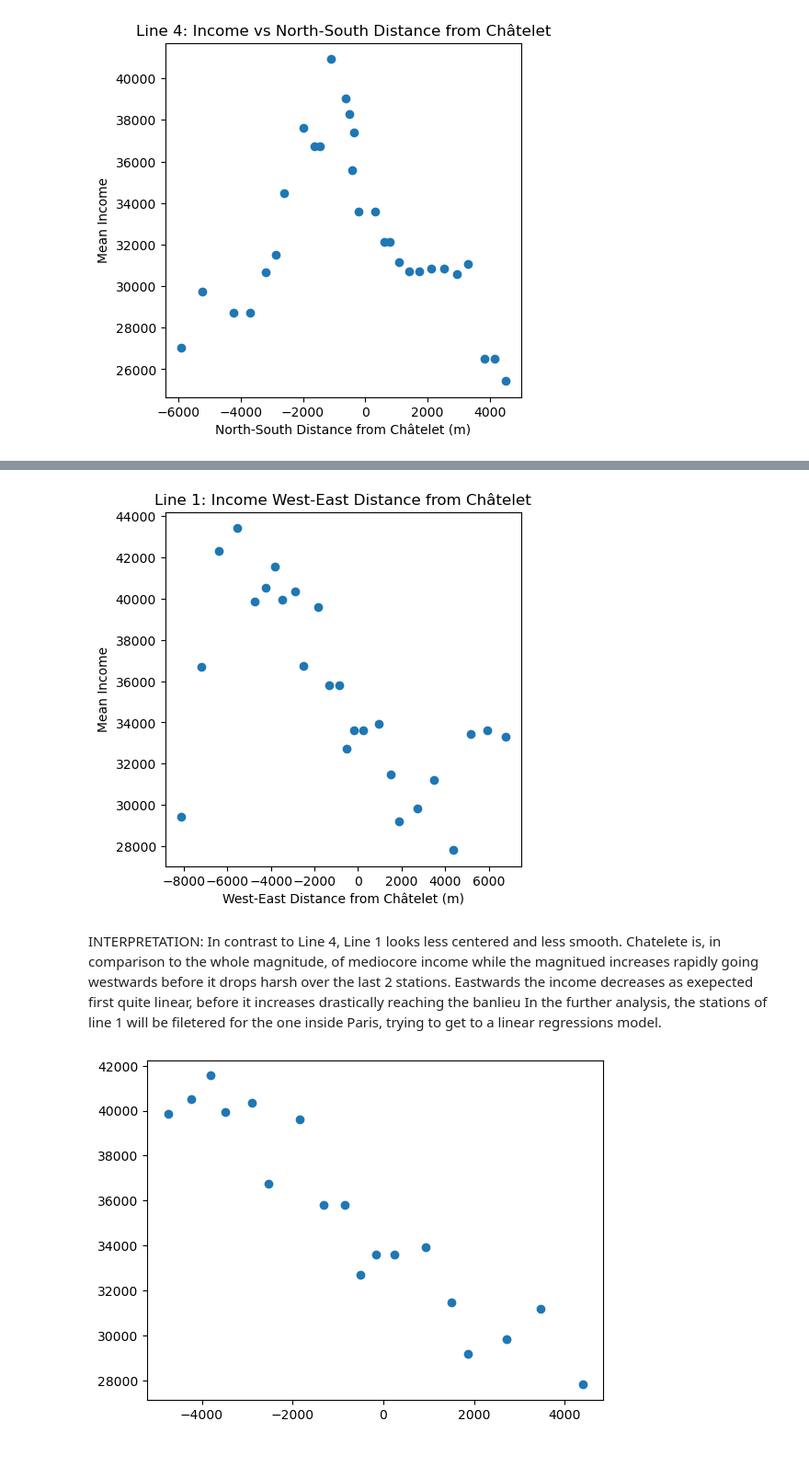
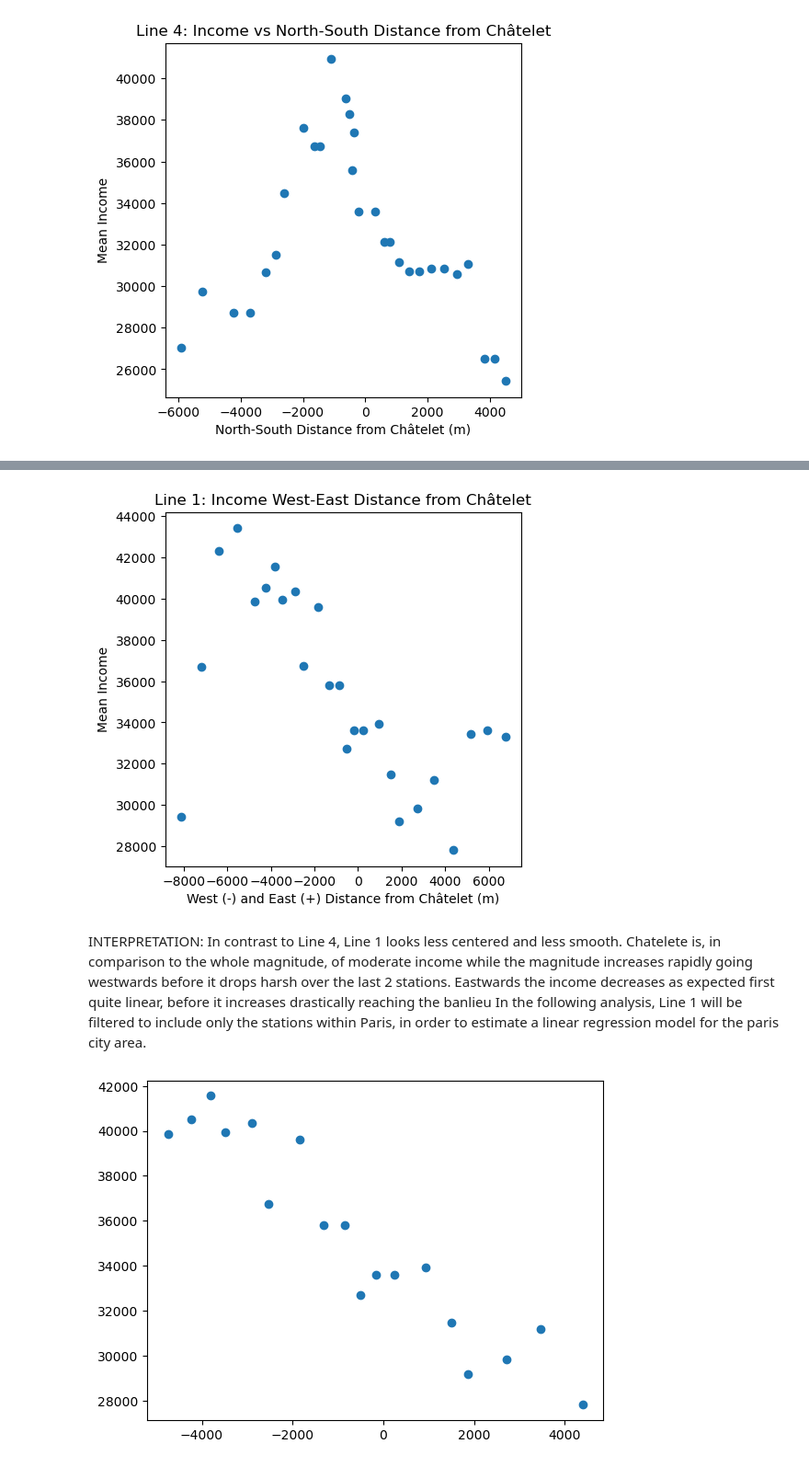
Before and after one commit to tomixmeier/ParisMetro, a Jupyter notebook: notebooks/analysis.ipynb, the cells around one changed output, grey strips where cells are left out. Shown at 92% size. Cells and saved outputs as stored; diff of their text form; code cells hidden in the pictures.

```diff
--- a/notebooks/analysis.ipynb
+++ b/notebooks/analysis.ipynb
@@ -679,25 +669,25 @@ INTERPRETATION: Income along Line 4 follows a clear non-linear spatial pattern,
 # %%
 #Select Line 1, set Chatelet as center and calculate the distance of the x coordinate, indicating how west/east the station is
 line1 = df[df["indice_lig"] == "1"].copy()
 center_x = stations[
     stations["nom_gares"].str.contains("Châtelet", case=False)
 ]["x"].iloc[0]
 line1["x_dist"] = line1["x"] - center_x
 
 #Scatterplot
 plt.figure(figsize=(5,5))
 plt.scatter(
     line1["x_dist"],
     line1["income_mean"]
 )
 plt.title("Line 1: Income West-East Distance from Châtelet")
-plt.xlabel("West-East Distance from Châtelet (m)")
+plt.xlabel("West (-) and East (+) Distance from Châtelet (m)")
 plt.ylabel("Mean Income")
 plt.savefig("../outputs/5_2_1_FIG_Scatterplot.png", dpi=300, bbox_inches="tight")
 plt.show()
 # %% [output]
-[figure, old version]
+[figure, new version]
 # %% [markdown]
-INTERPRETATION: In contrast to Line 4, Line 1 looks less centered and less smooth. Chatelete is, in comparison to the whole magnitude, of mediocore income while the magnitued increases rapidly going westwards before it drops harsh over the last 2 stations. Eastwards the income decreases as exepected first quite linear, before it increases drastically reaching the banlieu
-In the further analysis, the stations of line 1 will be filetered for the one inside Paris, trying to get to a linear regressions model.
+INTERPRETATION: In contrast to Line 4, Line 1 looks less centered and less smooth. Chatelete is, in comparison to the whole magnitude, of moderate income while the magnitude increases rapidly going westwards before it drops harsh over the last 2 stations. Eastwards the income decreases as expected first quite linear, before it increases drastically reaching the banlieu
+In the following analysis, Line 1 will be filtered to include only the stations within Paris, in order to estimate a linear regression model for the paris city area.
 # %%
```
Also changed, not shown: parts of 70 cells of this notebook, 33 other files.
